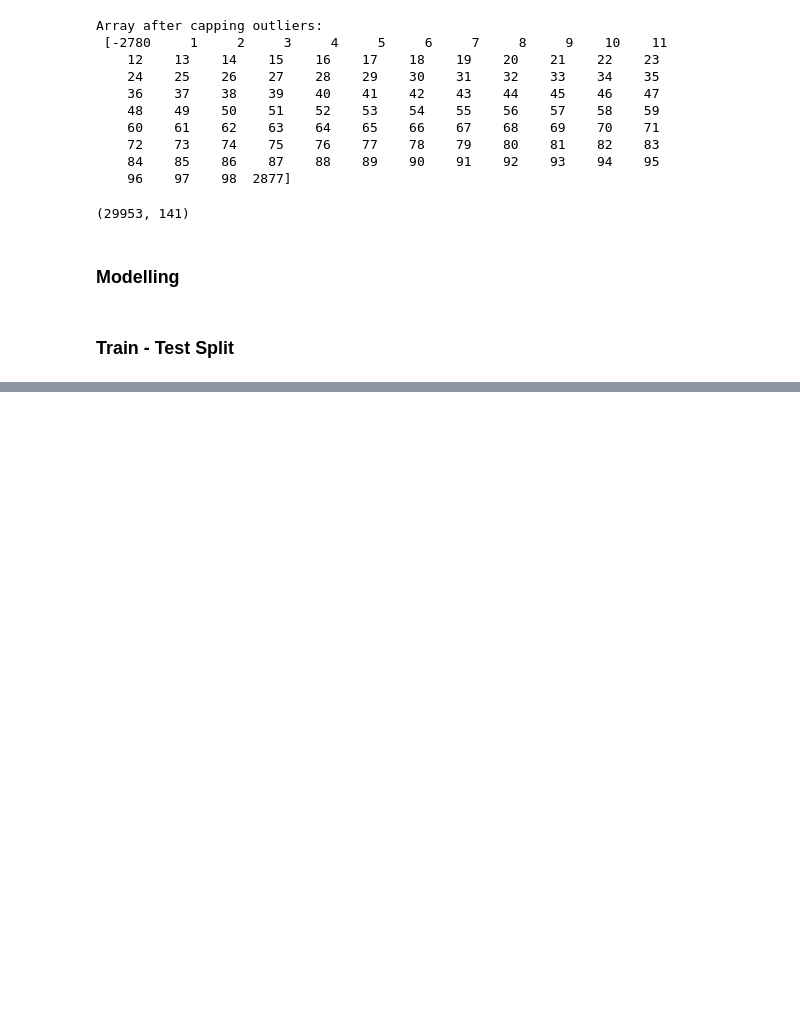
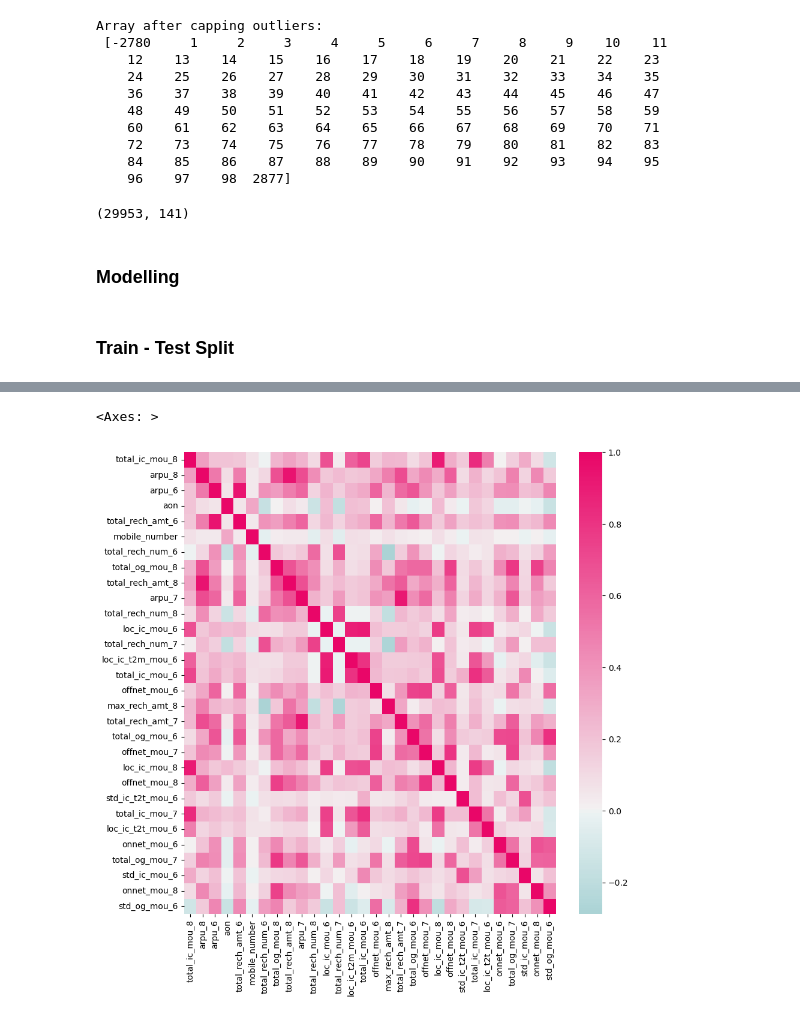
Before and after one commit to sanjanabansal1994/Telecom-Churn-Project, a Jupyter notebook: Telecom_Case_study.ipynb, the cells around one changed output, grey strips where cells are left out. Cells and saved outputs as stored; diff of their text form; code cells hidden in the pictures; blank space fills up the shorter version.

```diff
--- a/Telecom_Case_study.ipynb
+++ b/Telecom_Case_study.ipynb
@@ -321,0 +616,6 @@ X_train, X_test, y_train, y_test = train_test_split(X, y, test_size = 0.25, rand
+# %%
+# run a random forest model on train data
+max_features = int(round(np.sqrt(X_train.shape[1])))    # number of variables to consider to split each node
+print(max_features)
+
+rf_model = RandomForestClassifier(n_estimators=100, max_features=max_features, class_weight={0:0.1, 1: 0.9}, oob_score=True, random_state=4, verbose=1)
@@ -321,0 +624,3 @@ X_train, X_test, y_train, y_test = train_test_split(X, y, test_size = 0.25, rand
+# %%
+# fit model
+rf_model.fit(X_train, y_train)
@@ -321,0 +664,15 @@ X_train, X_test, y_train, y_test = train_test_split(X, y, test_size = 0.25, rand
+# %%
+# predictors
+features = data1.drop('churn', axis=1).columns
+
+# feature_importance
+importance = rf_model.feature_importances_
+
+# create dataframe
+feature_importance = pd.DataFrame({'variables': features, 'importance_percentage': importance*100})
+feature_importance = feature_importance[['variables', 'importance_percentage']]
+
+# sort features
+feature_importance = feature_importance.sort_values('importance_percentage', ascending=False).reset_index(drop=True)
+print("Sum of importance=", feature_importance.importance_percentage.sum())
+feature_importance
@@ -321,0 +700,5 @@ X_train, X_test, y_train, y_test = train_test_split(X, y, test_size = 0.25, rand
+# %%
+# extract top 'n' features
+top_n = 30
+top_features = feature_importance.variables[0:top_n]
+top_features
@@ -321,0 +723,9 @@ X_train, X_test, y_train, y_test = train_test_split(X, y, test_size = 0.25, rand
+# %%
+# plot feature correlation
+import seaborn as sns
+plt.rcParams["figure.figsize"] =(10,10)
+mycmap = sns.diverging_palette(199, 359, s=99, center="light", as_cmap=True)
+sns.heatmap(data=X_train[top_features].corr(), center=0.0, cmap=mycmap)
+# %% [output]
+<Axes: >
+[figure, added]
```
Also changed, not shown: parts of 38 cells of this notebook.
